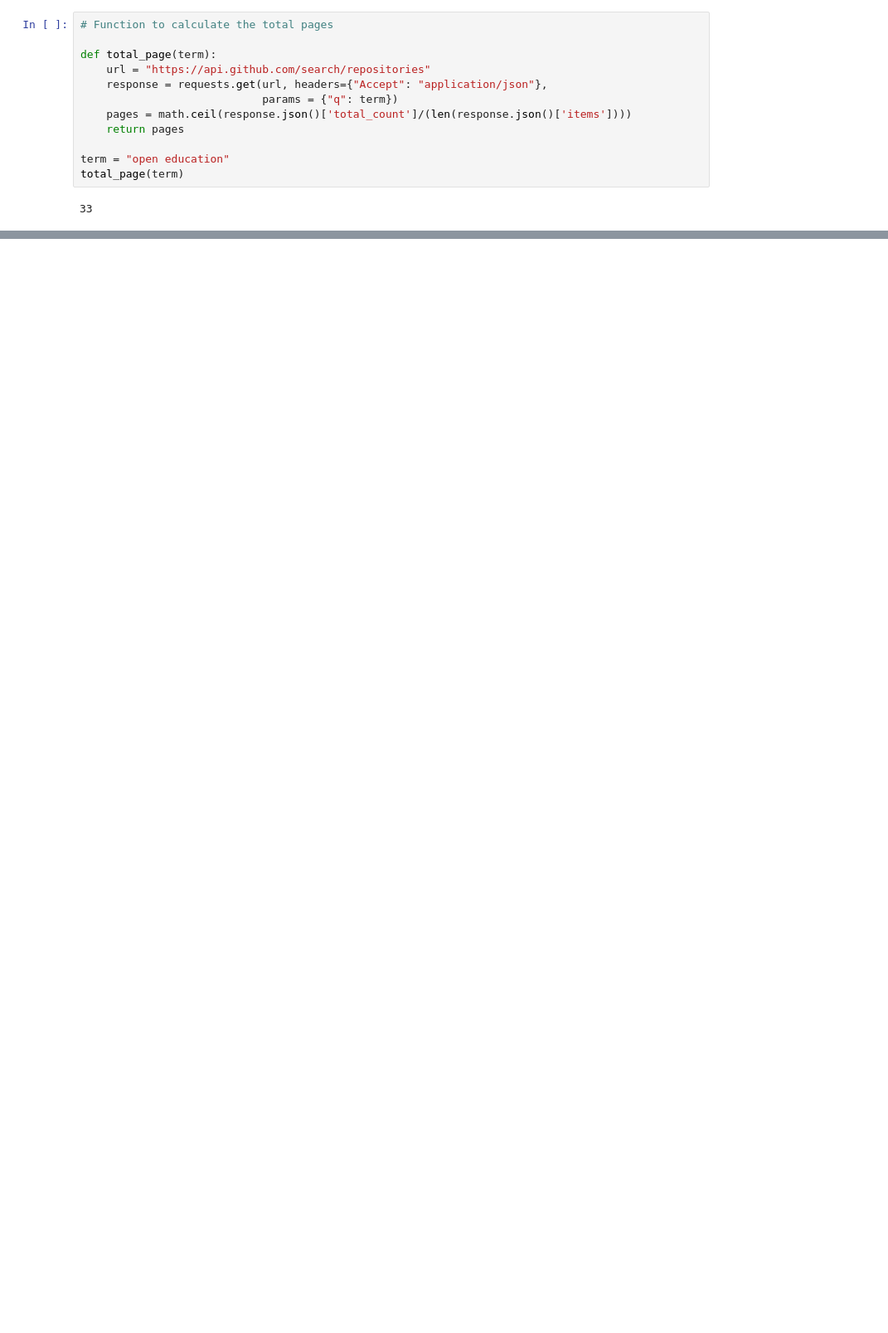
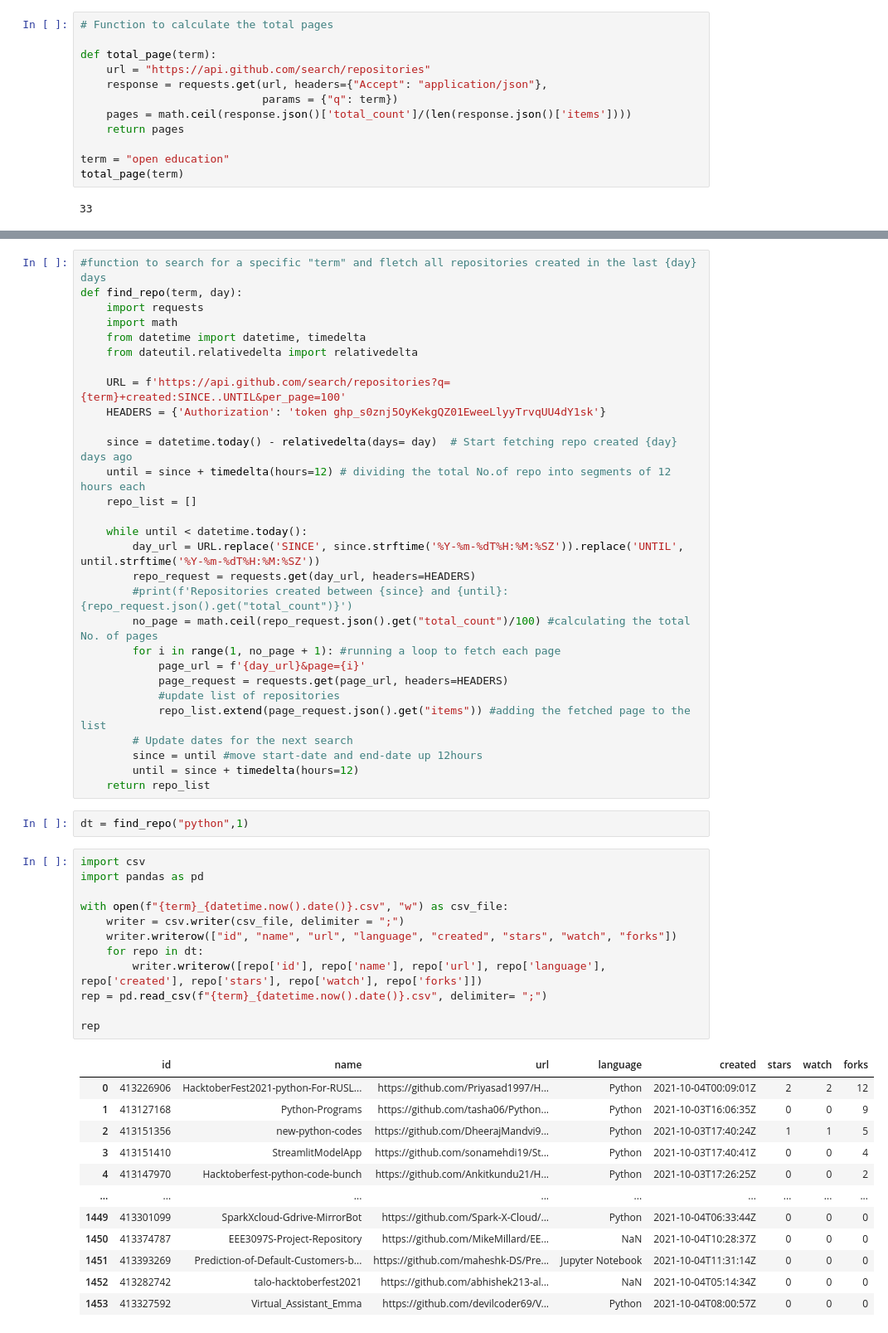
Before and after one commit to thtbui/github-repository-finder, a Jupyter notebook: src/Github_API.ipynb, the cells around one changed output, grey strips where cells are left out. Shown: that part at 83% size. Cells and saved outputs as stored; diff of their text form; blank space fills up the shorter version.

Commit message:
updating function

```diff
--- a/src/Github_API.ipynb
+++ b/src/Github_API.ipynb
@@ -70,0 +126,56 @@ KeyError: 'total_count'
+# %%
+#function to search for a specific "term" and fletch all repositories created in the last {day} days
+def find_repo(term, day):
+    import requests
+    import math
+    from datetime import datetime, timedelta
+    from dateutil.relativedelta import relativedelta
+
+    URL = f'https://api.github.com/search/repositories?q={term}+created:SINCE..UNTIL&per_page=100'
+    HEADERS = {'Authorization': 'token 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'}
+
+    since = datetime.today() - relativedelta(days= day)  # Start fetching repo created {day} days ago
+    until = since + timedelta(hours=12) # dividing the total No.of repo into segments of 12 hours each
+    repo_list = []
+
+    while until < datetime.today():
+        day_url = URL.replace('SINCE', since.strftime('%Y-%m-%dT%H:%M:%SZ')).replace('UNTIL', until.strftime('%Y-%m-%dT%H:%M:%SZ'))
+        repo_request = requests.get(day_url, headers=HEADERS)
+        #print(f'Repositories created between {since} and {until}: {repo_request.json().get("total_count")}')
+        no_page = math.ceil(repo_request.json().get("total_count")/100) #calculating the total No. of pages
+        for i in range(1, no_page + 1): #running a loop to fetch each page
+            page_url = f'{day_url}&page={i}'
+            page_request = requests.get(page_url, headers=HEADERS)
+            #update list of repositories
+            repo_list.extend(page_request.json().get("items")) #adding the fetched page to the list
+        # Update dates for the next search
+        since = until #move start-date and end-date up 12hours
+        until = since + timedelta(hours=12)
+    return repo_list
+# %%
+dt = find_repo("python",1)
+# %%
+import csv
+import pandas as pd
+
+with open(f"{term}_{datetime.now().date()}.csv", "w") as csv_file:
+    writer = csv.writer(csv_file, delimiter = ";")
+    writer.writerow(["id", "name", "url", "language", "created", "stars", "watch", "forks"])
+    for repo in dt:
+        writer.writerow([repo['id'], repo['name'], repo['url'], repo['language'], repo['created'], repo['stars'], repo['watch'], repo['forks']])
+rep = pd.read_csv(f"{term}_{datetime.now().date()}.csv", delimiter= ";")
+
+rep
+# %% [output]
+|  | id | name | url | language | created | stars | watch | forks |
+| 0 | 413226906 | HacktoberFest2021-python-For-RUSL... | https://github.com/Priyasad1997/H... | Python | 2021-10-04T00:09:01Z | 2 | 2 | 12 |
+| 1 | 413127168 | Python-Programs | https://github.com/tasha06/Python... | Python | 2021-10-03T16:06:35Z | 0 | 0 | 9 |
+| 2 | 413151356 | new-python-codes | https://github.com/DheerajMandvi9... | Python | 2021-10-03T17:40:24Z | 1 | 1 | 5 |
+| 3 | 413151410 | StreamlitModelApp | https://github.com/sonamehdi19/St... | Python | 2021-10-03T17:40:41Z | 0 | 0 | 4 |
+| 4 | 413147970 | Hacktoberfest-python-code-bunch | https://github.com/Ankitkundu21/H... | Python | 2021-10-03T17:26:25Z | 0 | 0 | 2 |
+| ... | ... | ... | ... | ... | ... | ... | ... | ... |
+| 1449 | 413301099 | SparkXcloud-Gdrive-MirrorBot | https://github.com/Spark-X-Cloud/... | Python | 2021-10-04T06:33:44Z | 0 | 0 | 0 |
+| 1450 | 413374787 | EEE3097S-Project-Repository | https://github.com/MikeMillard/EE... | NaN | 2021-10-04T10:28:37Z | 0 | 0 | 0 |
+| 1451 | 413393269 | Prediction-of-Default-Customers-b... | https://github.com/maheshk-DS/Pre... | Jupyter Notebook | 2021-10-04T11:31:14Z | 0 | 0 | 0 |
+| 1452 | 413282742 | talo-hacktoberfest2021 | https://github.com/abhishek213-al... | NaN | 2021-10-04T05:14:34Z | 0 | 0 | 0 |
+| 1453 | 413327592 | Virtual_Assistant_Emma | https://github.com/devilcoder69/V... | Python | 2021-10-04T08:00:57Z | 0 | 0 | 0 |
```
Also changed, not shown: parts of 9 cells of this notebook.
